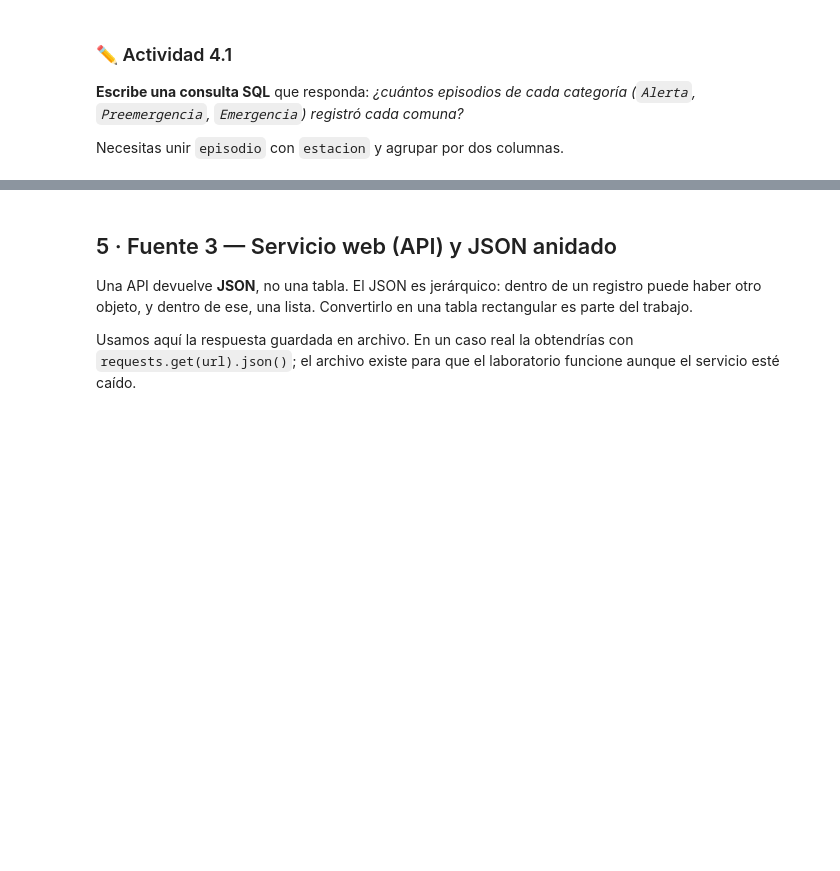
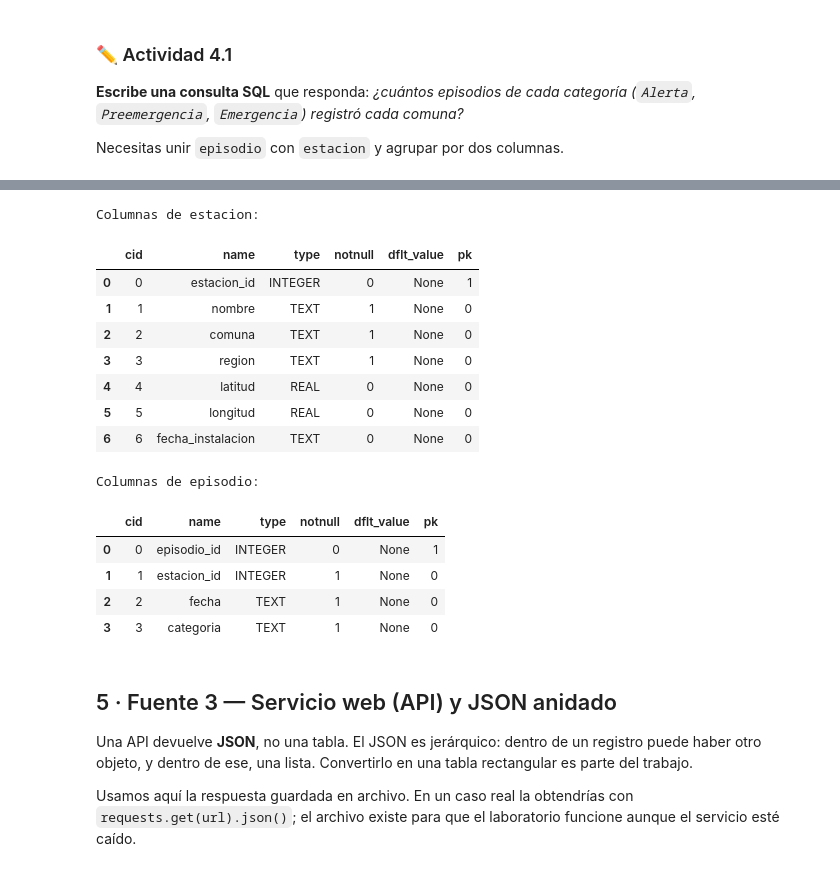
Before and after one commit to rgonzalezp-ucsc/Ciencia-de-Datos_UCSC_Rodrigo_G, a Jupyter notebook: 2_S1_Notebook_Base_CDD_GONZALEZ_RODRIGO.ipynb, the cells around one changed output, grey strips where cells are left out. Saved outputs shown, nothing was run; the diff lists cells and outputs as text; code cells hidden in the pictures; blank space fills up the shorter version.

```diff
--- a/2_S1_Notebook_Base_CDD_GONZALEZ_RODRIGO.ipynb
+++ b/2_S1_Notebook_Base_CDD_GONZALEZ_RODRIGO.ipynb
@@ -275,0 +285,2 @@ con.close()
+# %%
+con = sqlite3.connect('/content/S1_Base_Ejemplo_CDD.sqlite')
@@ -276,3 +314,26 @@ con.close()
+# %%
+# Revisar las columnas reales de las tablas
+print("Columnas de estacion:")
+display(pd.read_sql_query("PRAGMA table_info(estacion);", con))
+
+print("Columnas de episodio:")
+display(pd.read_sql_query("PRAGMA table_info(episodio);", con))
+# %% [output]
+Columnas de estacion:
+|  | cid | name | type | notnull | dflt_value | pk |
+| 0 | 0 | estacion_id | INTEGER | 0 | None | 1 |
+| 1 | 1 | nombre | TEXT | 1 | None | 0 |
+| 2 | 2 | comuna | TEXT | 1 | None | 0 |
+| 3 | 3 | region | TEXT | 1 | None | 0 |
+| 4 | 4 | latitud | REAL | 0 | None | 0 |
+| 5 | 5 | longitud | REAL | 0 | None | 0 |
+| 6 | 6 | fecha_instalacion | TEXT | 0 | None | 0 |
+Columnas de episodio:
+|  | cid | name | type | notnull | dflt_value | pk |
+| 0 | 0 | episodio_id | INTEGER | 0 | None | 1 |
+| 1 | 1 | estacion_id | INTEGER | 1 | None | 0 |
+| 2 | 2 | fecha | TEXT | 1 | None | 0 |
+| 3 | 3 | categoria | TEXT | 1 | None | 0 |
 # %% [markdown]
 ## 5 · Fuente 3 — Servicio web (API) y JSON anidado
 
```
Also changed, not shown: parts of 9 cells of this notebook.
